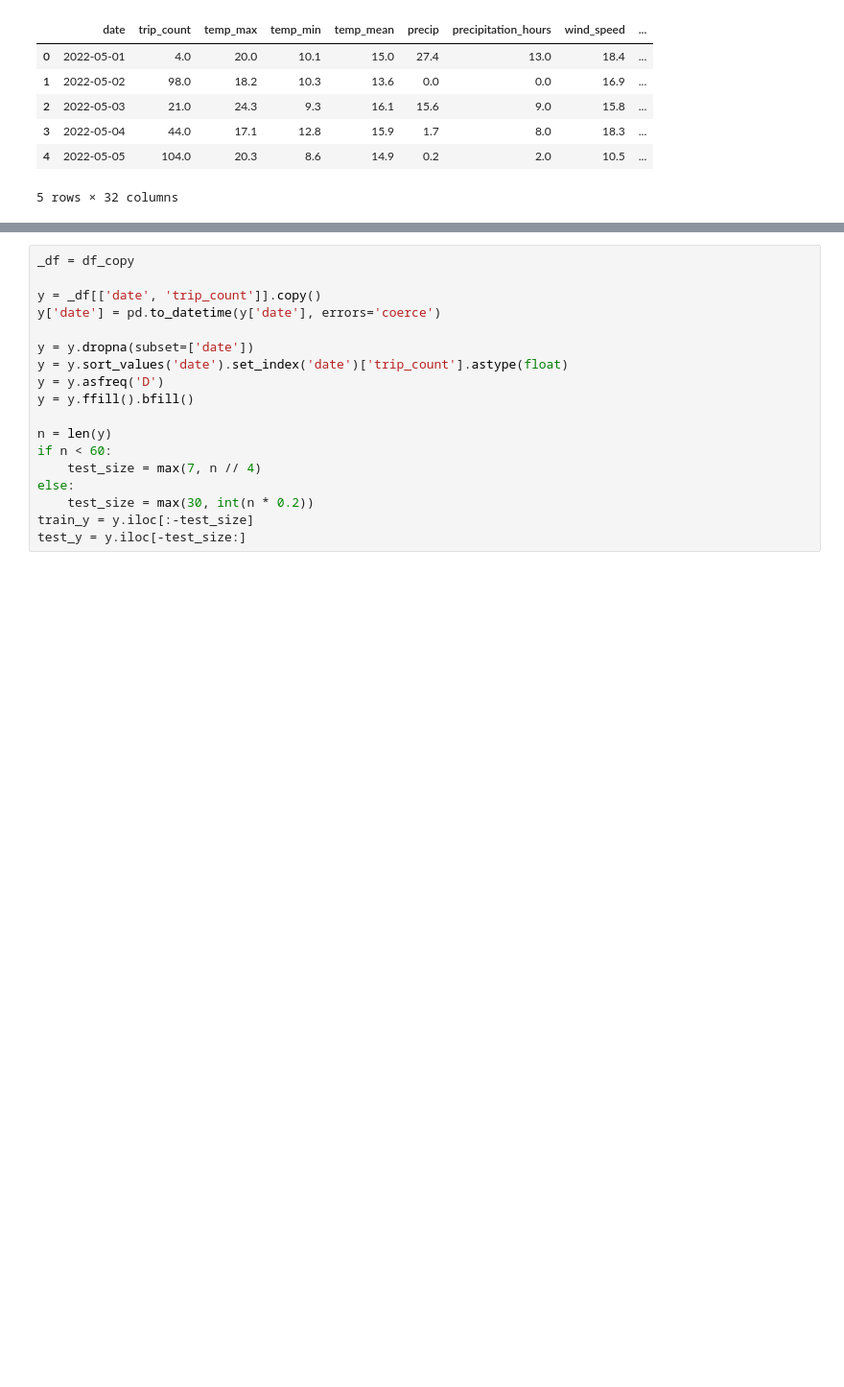
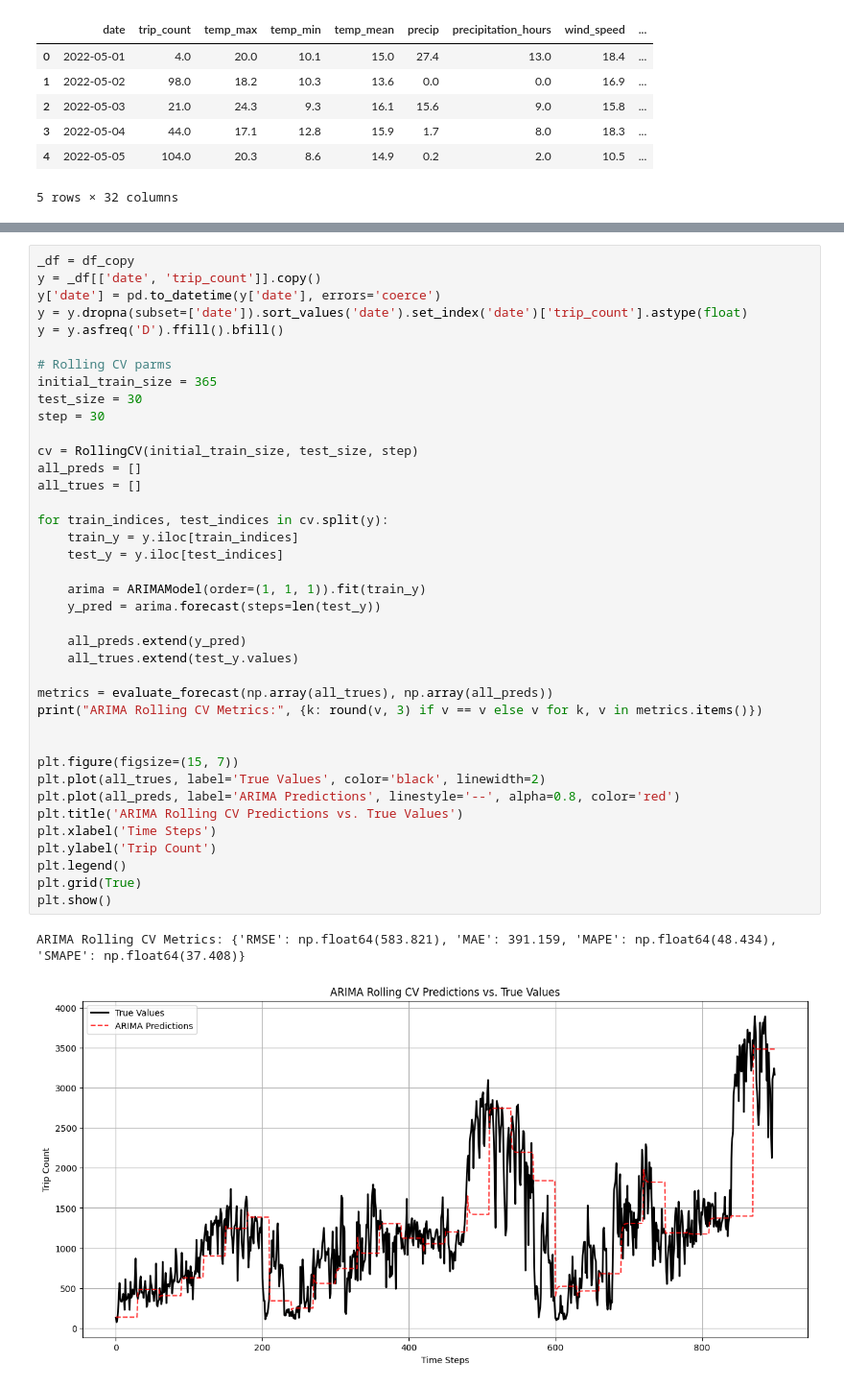
Before and after one commit to jahyun03/11755-MLSP-Final-Project, a Jupyter notebook: notebooks/baseline.ipynb, the cells around one changed output, grey strips where cells are left out. Shown at 96% size. Cells and saved outputs as stored; diff of their text form; blank space fills up the shorter version.

```diff
--- a/notebooks/baseline.ipynb
+++ b/notebooks/baseline.ipynb
@@ -208,18 +210,42 @@ df_copy.head()
 # %%
 _df = df_copy
-
 y = _df[['date', 'trip_count']].copy()
 y['date'] = pd.to_datetime(y['date'], errors='coerce')
+y = y.dropna(subset=['date']).sort_values('date').set_index('date')['trip_count'].astype(float)
+y = y.asfreq('D').ffill().bfill()
 
-y = y.dropna(subset=['date'])
-y = y.sort_values('date').set_index('date')['trip_count'].astype(float)
-y = y.asfreq('D')
-y = y.ffill().bfill()
+# Rolling CV parms
+initial_train_size = 365
+test_size = 30
+step = 30
 
-n = len(y)
-if n < 60:
-    test_size = max(7, n // 4)
-else:
-    test_size = max(30, int(n * 0.2))
-train_y = y.iloc[:-test_size]
-test_y = y.iloc[-test_size:]
+cv = RollingCV(initial_train_size, test_size, step)
+all_preds = []
+all_trues = []
+
+for train_indices, test_indices in cv.split(y):
+    train_y = y.iloc[train_indices]
+    test_y = y.iloc[test_indices]
+
+    arima = ARIMAModel(order=(1, 1, 1)).fit(train_y)
+    y_pred = arima.forecast(steps=len(test_y))
+
+    all_preds.extend(y_pred)
+    all_trues.extend(test_y.values)
+
+metrics = evaluate_forecast(np.array(all_trues), np.array(all_preds))
+print("ARIMA Rolling CV Metrics:", {k: round(v, 3) if v == v else v for k, v in metrics.items()})
+
+
+plt.figure(figsize=(15, 7))
+plt.plot(all_trues, label='True Values', color='black', linewidth=2)
+plt.plot(all_preds, label='ARIMA Predictions', linestyle='--', alpha=0.8, color='red')
+plt.title('ARIMA Rolling CV Predictions vs. True Values')
+plt.xlabel('Time Steps')
+plt.ylabel('Trip Count')
+plt.legend()
+plt.grid(True)
+plt.show()
+# %% [output]
+ARIMA Rolling CV Metrics: {'RMSE': np.float64(583.821), 'MAE': 391.159, 'MAPE': np.float64(48.434), 'SMAPE': np.float64(37.408)}
+[figure, added]
```
Also changed, not shown: parts of 9 cells of this notebook, 5 other files.
